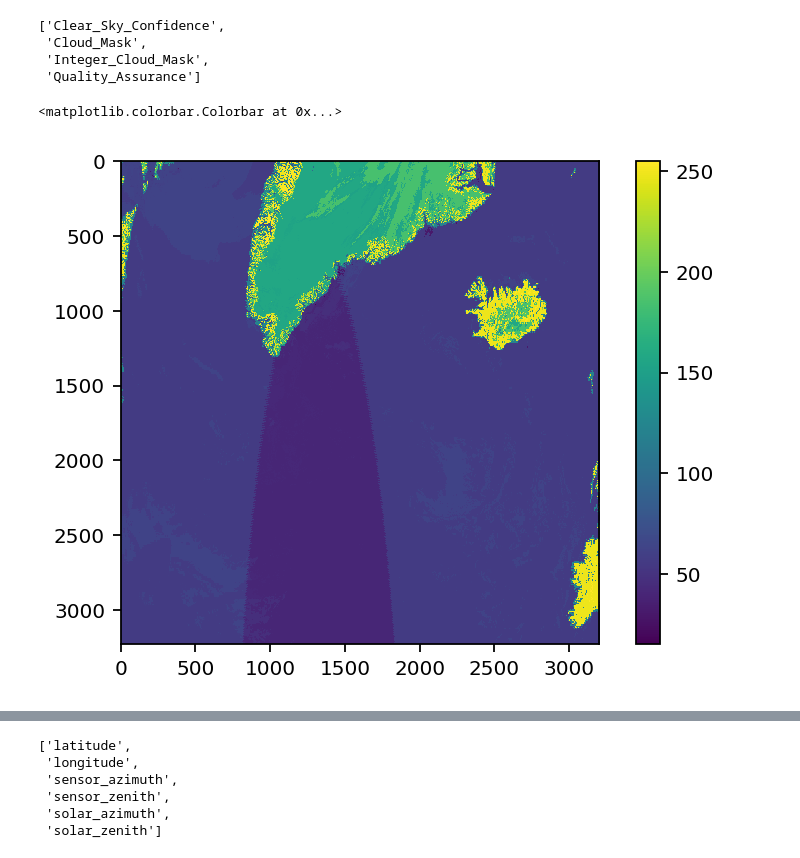
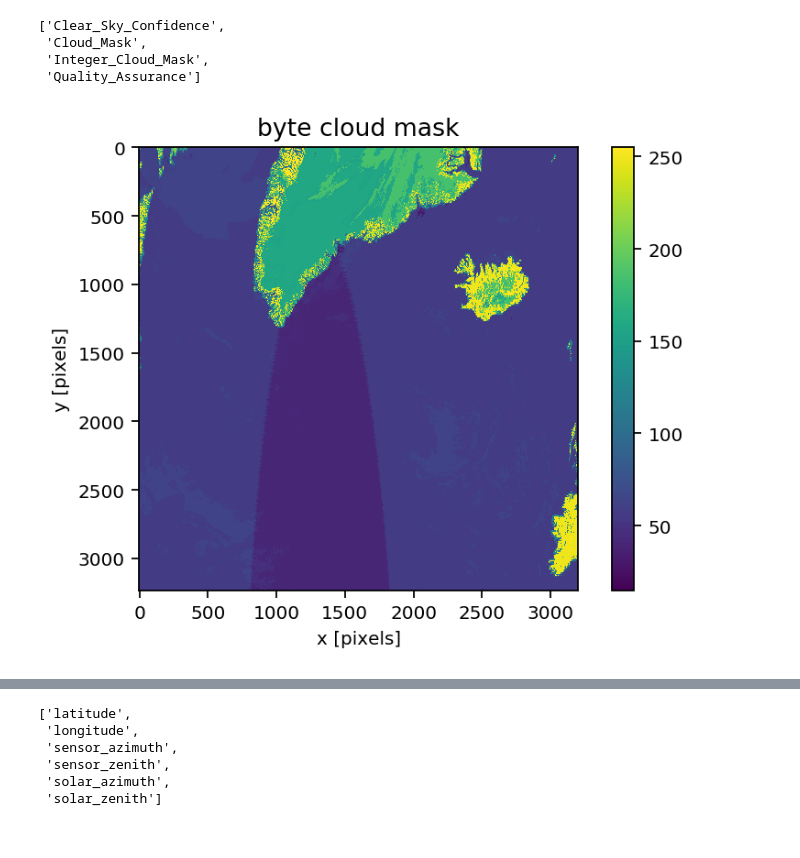
Before and after one commit to MinesGlaciology/cloudMasking, a Jupyter notebook: VIIRS_Cloud_Masking.ipynb, the cells around one changed output, grey strips where cells are left out. Saved outputs shown, nothing was run; the diff lists cells and outputs as text; code cells hidden in the pictures.

Commit message:
Typo fixing, added figure labels

```diff
--- a/VIIRS_Cloud_Masking.ipynb
+++ b/VIIRS_Cloud_Masking.ipynb
@@ -243,10 +261,12 @@ list(f['geophysical_data'])
 # %%
 # Flip and mirror to show Greenland in more normal orientation
 imshow(np.fliplr(np.flipud(f['geophysical_data']['Cloud_Mask'][0])))
+xlabel('x [pixels]'); ylabel('y [pixels]')
 colorbar()
+title('byte cloud mask')
+show()
 # %% [output]
-<matplotlib.colorbar.Colorbar at 0x...>
-[figure, old version]
+[figure, new version]
 # %%
 # Cloud mask data
 # 0 is cloudy
```
Also changed, not shown: parts of 20 cells of this notebook.
